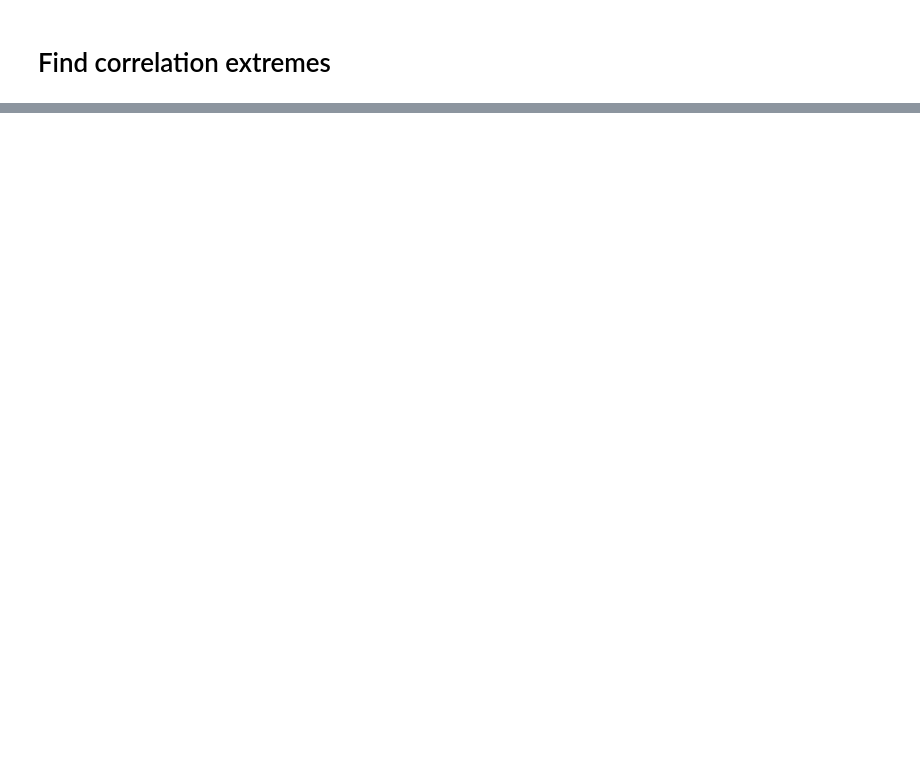
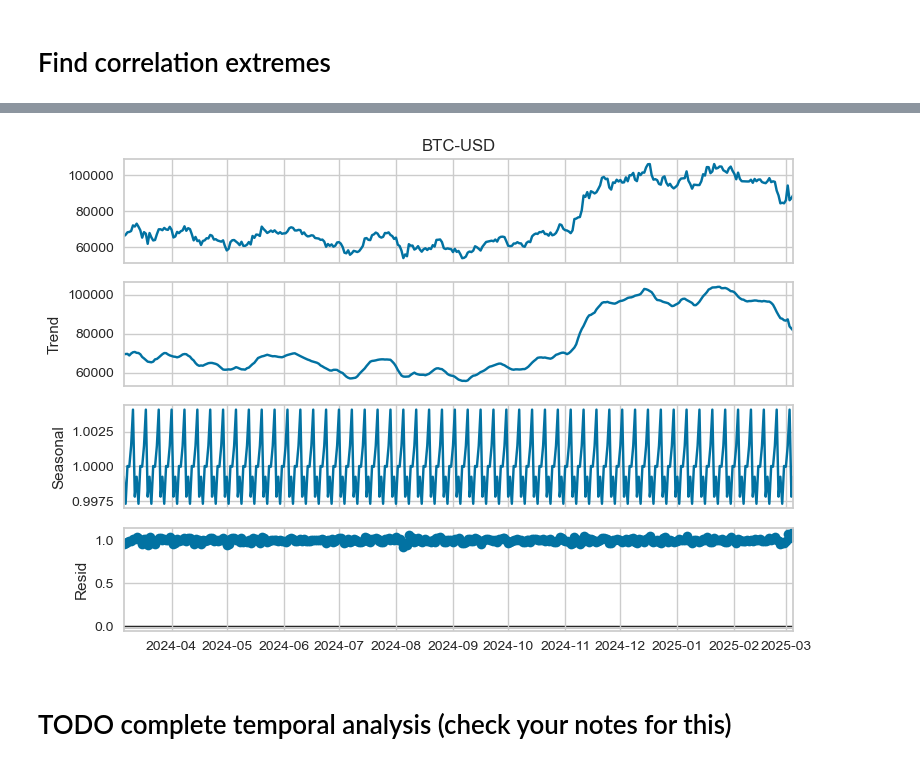
Before and after one commit to RalleyD/COM724_AE2, a Jupyter notebook: eda.ipynb, the cells around one changed output, grey strips where cells are left out. Drawn from its saved outputs; the diff is of its cells as text; code cells hidden in the pictures; blank space fills up the shorter version.

```diff
--- a/eda.ipynb
+++ b/eda.ipynb
@@ -462,0 +892,8 @@ Negatively correlated coin: BGB - Correlation: 0.08373239399672869
+# %%
+from statsmodels.tsa.seasonal import seasonal_decompose
+
+decompose = seasonal_decompose(data.loc[:,'BTC-USD'], model='multiplicative', extrapolate_trend='freq')
+
+decompose.plot().show()
+# %% [output]
+[figure, added]
@@ -462,0 +909,2 @@ Negatively correlated coin: BGB - Correlation: 0.08373239399672869
+# %% [markdown]
+# TODO complete temporal analysis (check your notes for this)
```
Also changed, not shown: parts of 24 cells of this notebook.
